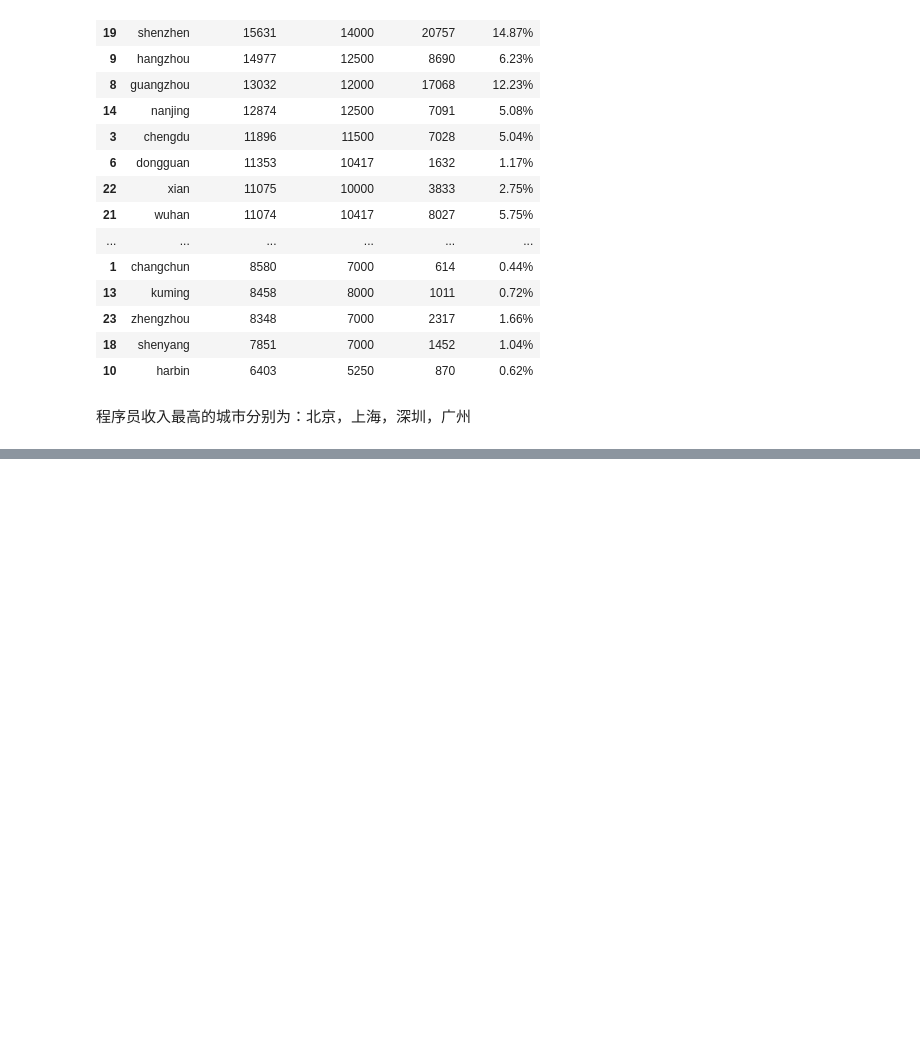
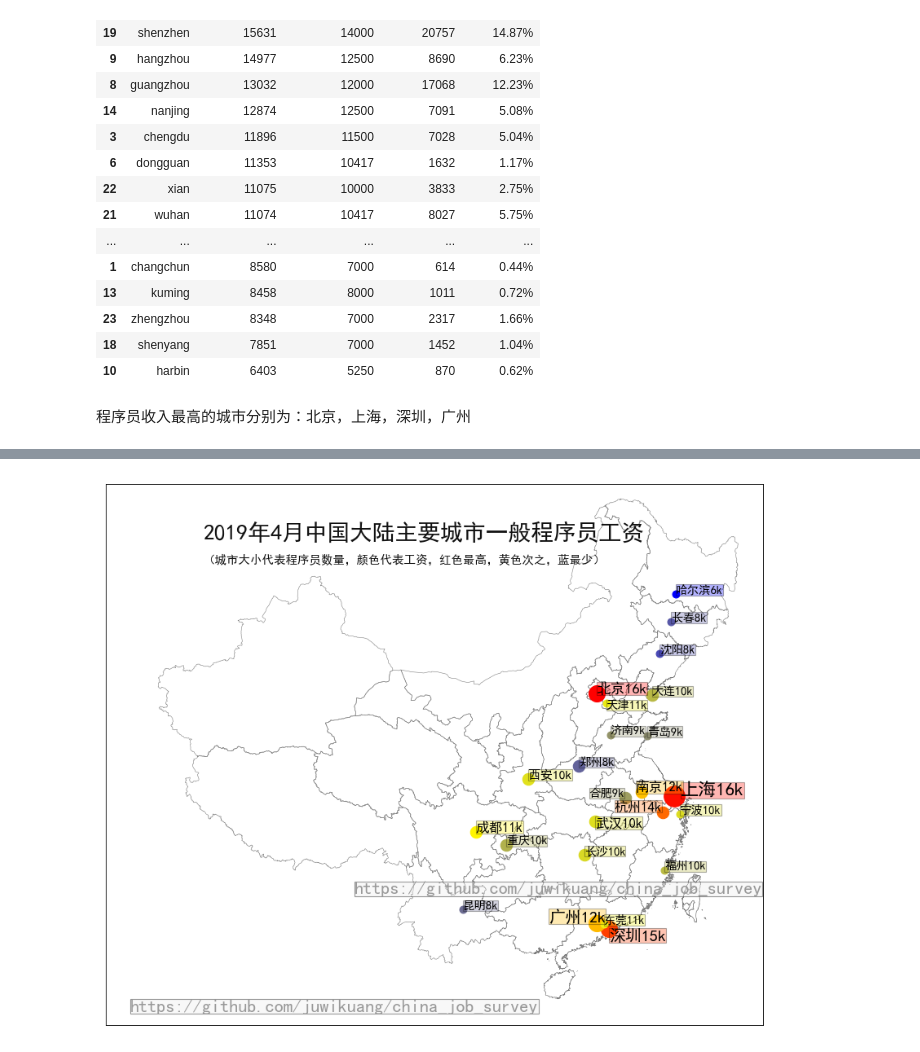
Before and after one commit to EricWebsmith/china_job_survey, a Jupyter notebook: geo/cities_basemap.ipynb, the cells around one changed output, grey strips where cells are left out. Drawn from its saved outputs; the diff is of its cells as text; code cells hidden in the pictures; blank space fills up the shorter version.

```diff
--- a/geo/cities_basemap.ipynb
+++ b/geo/cities_basemap.ipynb
@@ -194,0 +222,4 @@ plt.show()
+# %%
+draw_map(data_city_software_engineer,'2019年4月中国大陆主要城市一般程序员工资')
+# %% [output]
+[figure, added]
```
Also changed, not shown: parts of 35 cells of this notebook, 6 other files.
